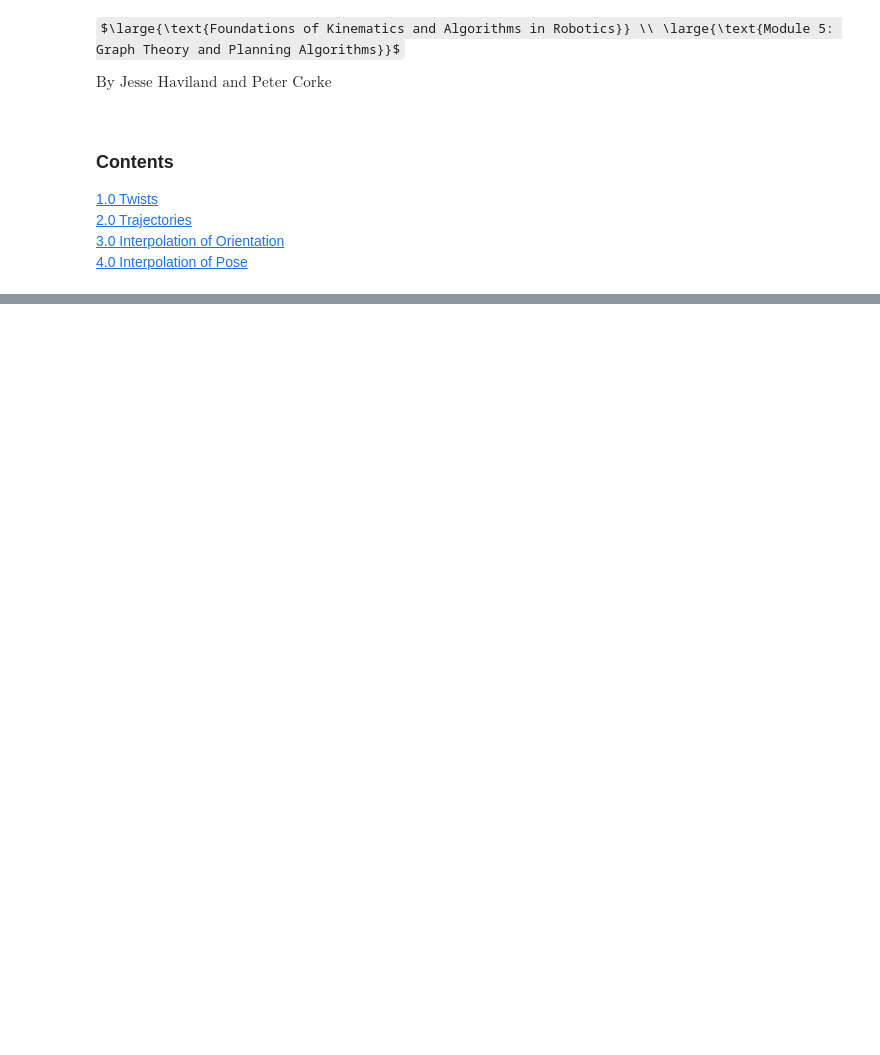
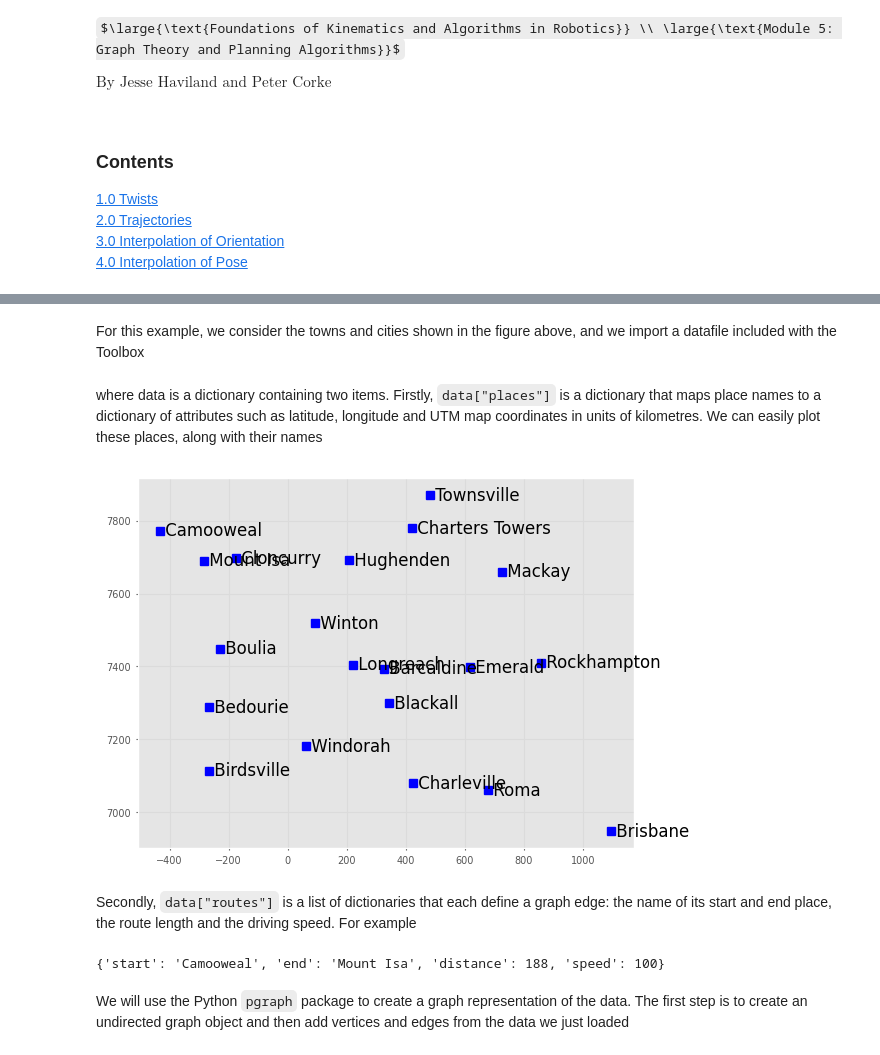
Before and after one commit to jhavl/spatialmathematics, a Jupyter notebook: 5 Graph Theory and Planning Algorithms.ipynb, the cells around one changed output, grey strips where cells are left out. Drawn from its saved outputs; the diff is of its cells as text; code cells hidden in the pictures; some formulas as TeX source; blank space fills up the shorter version.

```diff
--- a/5 Graph Theory and Planning Algorithms.ipynb
+++ b/5 Graph Theory and Planning Algorithms.ipynb
@@ -59,0 +157,19 @@ init_vprinting(use_latex='mathjax')
+# %% [markdown]
+For this example, we consider the towns and cities shown in the figure above, and we import a datafile included with the Toolbox
+# %%
+data = rtb.rtb_load_jsonfile("data/queensland.json")
+# %% [markdown]
+where data is a dictionary containing two items. Firstly, `data["places"]` is a dictionary that maps place names to a dictionary of attributes such as latitude, longitude and UTM map coordinates in units of kilometres. We can easily plot these places, along with their names
+# %%
+for name, info in data["places"].items():
+    smb.plot_point(info["utm"], text=name)
+# %% [output]
+[figure, added]
+# %% [markdown]
+Secondly, `data["routes"]` is a list of dictionaries that each define a graph edge: the name of its start and end place, the route length and the driving speed. For example
+# %%
+data["routes"][0]
+# %% [output]
+{'start': 'Camooweal', 'end': 'Mount Isa', 'distance': 188, 'speed': 100}
+# %% [markdown]
+We will use the Python `pgraph` package to create a graph representation of the data. The first step is to create an undirected graph object and then add vertices and edges from the data we just loaded
```
Also changed, not shown: parts of 91 cells of this notebook, 3 other files.
